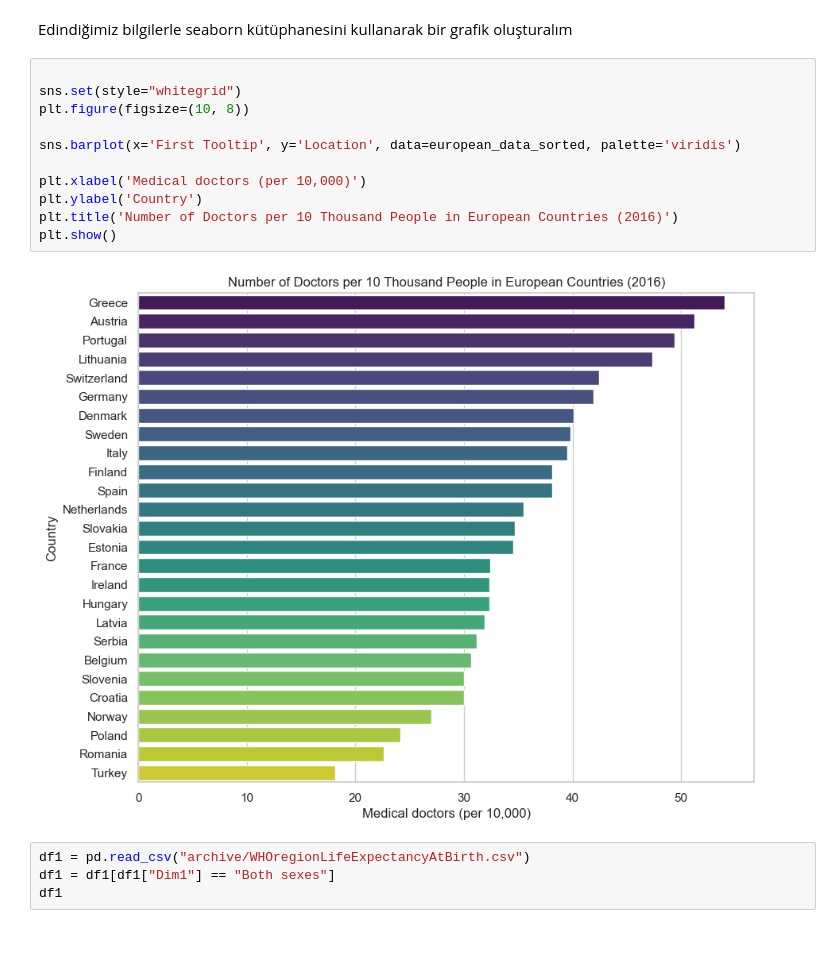
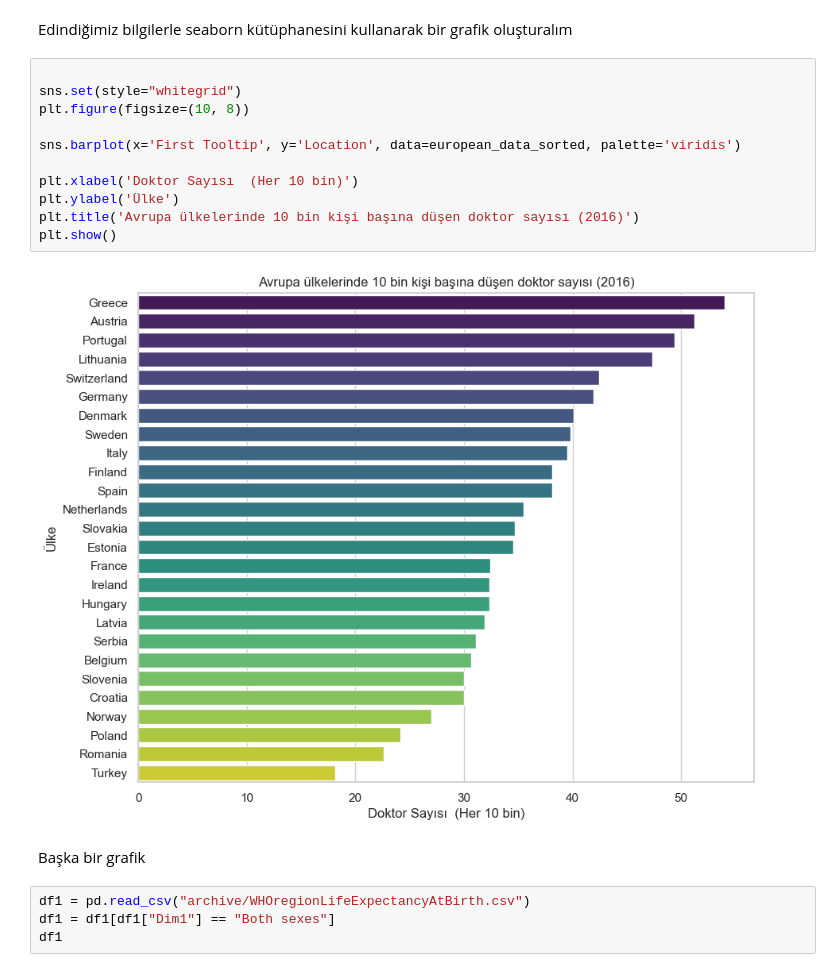
Before and after one commit to cagataysero/data-mining, a Jupyter notebook: csv.ipynb, the cells around one changed output. Drawn from its saved outputs; the diff is of its cells as text; blank space fills up the shorter version.

```diff
--- a/csv.ipynb
+++ b/csv.ipynb
@@ -95,16 +95,18 @@ Edindiğimiz bilgilerle seaborn kütüphanesini kullanarak bir grafik oluştural
 # %%
 
 sns.set(style="whitegrid")
 plt.figure(figsize=(10, 8))
 
 sns.barplot(x='First Tooltip', y='Location', data=european_data_sorted, palette='viridis')
 
-plt.xlabel('Medical doctors (per 10,000)')
-plt.ylabel('Country')
-plt.title('Number of Doctors per 10 Thousand People in European Countries (2016)')
+plt.xlabel('Doktor Sayısı  (Her 10 bin)')
+plt.ylabel('Ülke')
+plt.title('Avrupa ülkelerinde 10 bin kişi başına düşen doktor sayısı (2016)')
 plt.show()
 # %% [output]
-[figure, old version]
+[figure, new version]
+# %% [markdown]
+Başka bir grafik
 # %%
 df1 = pd.read_csv("archive/WHOregionLifeExpectancyAtBirth.csv")
 df1 = df1[df1["Dim1"] == "Both sexes"]
```
Also changed, not shown: parts of 2 cells of this notebook.
